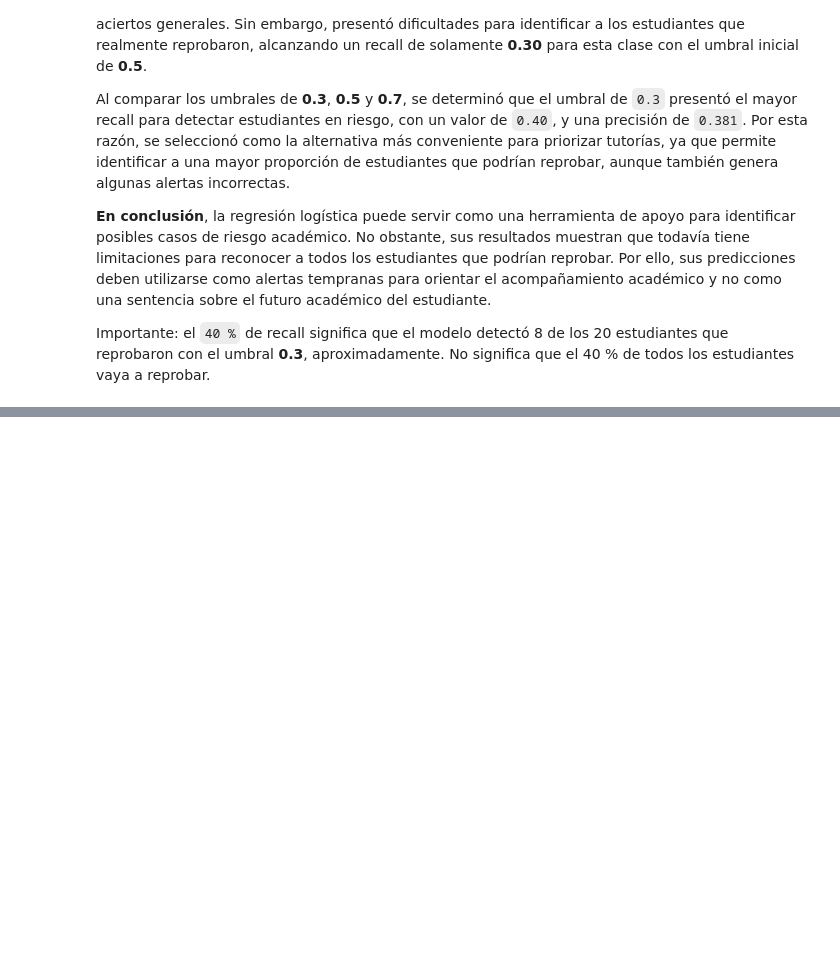
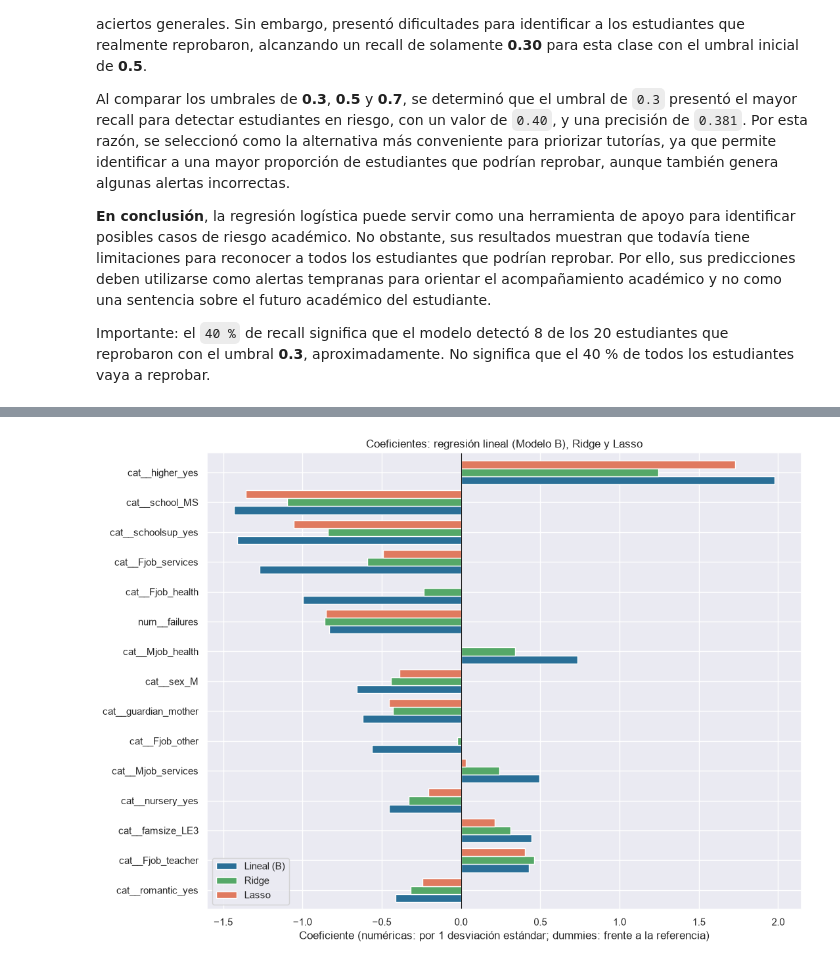
Before and after one commit to ugsaulzc/riesgo-academico-regresion-clasificacion, a Jupyter notebook: ProyectoP1_ELMA-4-1_GrupoB.ipynb, the cells around one changed output, grey strips where cells are left out. Saved outputs shown, nothing was run; the diff lists cells and outputs as text; code cells hidden in the pictures; blank space fills up the shorter version.

```diff
--- a/ProyectoP1_ELMA-4-1_GrupoB.ipynb
+++ b/ProyectoP1_ELMA-4-1_GrupoB.ipynb
@@ -1499,0 +1553,19 @@ Importante: el `40 %` de recall significa que el modelo detectó 8 de los 20 est
+# %%
+# Coeficientes de los tres modelos (mismas 39 columnas y mismas escalas que en la sección 3.2)
+coef_comp = pd.DataFrame({
+    "Lineal (B)": pipe_B.named_steps["modelo"].coef_,
+    "Ridge": pipe_ridge.named_steps["modelo"].coef_,
+    "Lasso": pipe_lasso.named_steps["modelo"].coef_,
+}, index=nombres_B)
+
+# Variables que Lasso elimina (coeficiente exactamente igual a 0)
+ceros_lasso = coef_comp.index[coef_comp["Lasso"] == 0].tolist()
+print(f"Lasso deja en 0 {len(ceros_lasso)} de {len(coef_comp)} coeficientes:")
+for c in ceros_lasso:
+    print("  -", c)
+
+# Tamaño total de los coeficientes: la regularización lo reduce
+print("\nSuma de |coeficientes| ->", {k: round(v, 2) for k, v in coef_comp.abs().sum().items()})
+
+# Las 10 columnas con mayor coeficiente en el Modelo B, comparadas en los tres modelos
+display(coef_comp.reindex(coef_comp["Lineal (B)"].abs().sort_values(ascending=False).index).head(10).round(3))
@@ -1499,0 +1595,11 @@ Importante: el `40 %` de recall significa que el modelo detectó 8 de los 20 est
+# %%
+# Gráfico: coeficientes de las 15 columnas más importantes del Modelo B en los tres modelos
+top15 = coef_comp["Lineal (B)"].abs().sort_values(ascending=True).index[-15:]
+ax = coef_comp.loc[top15].plot.barh(figsize=(11, 8), width=0.8, color=["#2a6f97", "#55a868", "#e07a5f"])
+ax.axvline(0, color="k", lw=0.8)
+ax.set_title("Coeficientes: regresión lineal (Modelo B), Ridge y Lasso")
+ax.set_xlabel("Coeficiente (numéricas: por 1 desviación estándar; dummies: frente a la referencia)")
+plt.tight_layout()
+plt.show()
+# %% [output]
+[figure, added]
```
Also changed, not shown: parts of 5 cells of this notebook.
